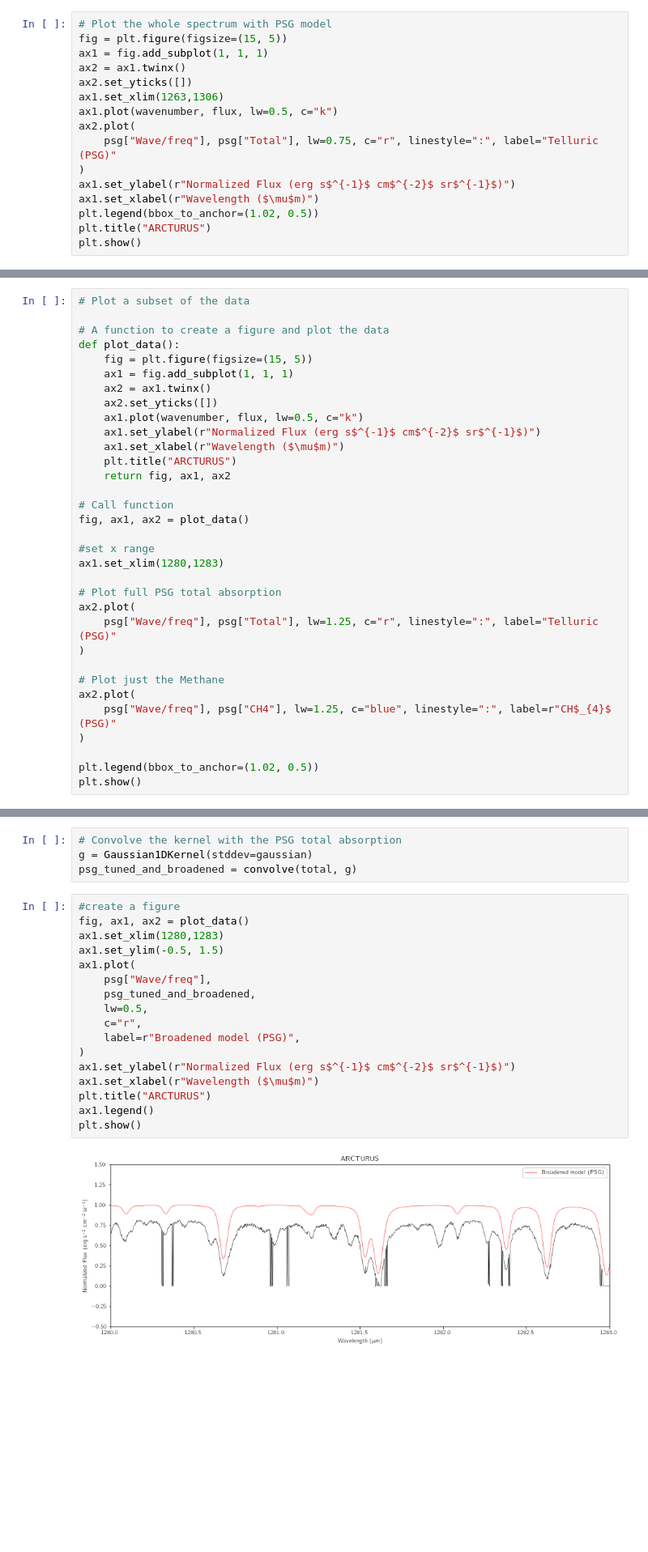
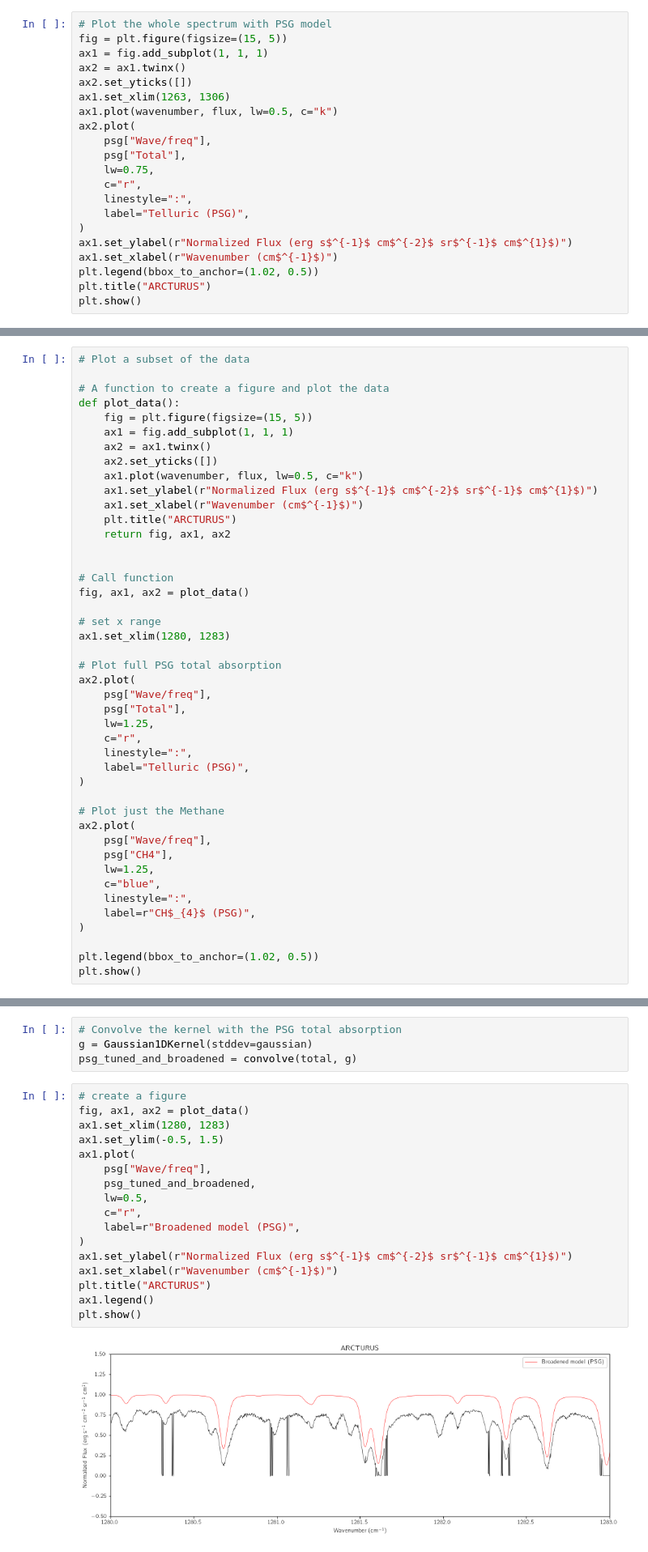
Before and after one commit to SOFIAObservatory/Recipes, a Jupyter notebook: EXES-Telluric-Correction.ipynb, the cells around one changed output, grey strips where cells are left out. Shown at 81% size. Cells and saved outputs as stored; diff of their text form; blank space fills up the shorter version.

```diff
--- a/EXES-Telluric-Correction.ipynb
+++ b/EXES-Telluric-Correction.ipynb
@@ -151,13 +151,18 @@ fig = plt.figure(figsize=(15, 5))
 ax1 = fig.add_subplot(1, 1, 1)
 ax2 = ax1.twinx()
 ax2.set_yticks([])
-ax1.set_xlim(1263,1306)
+ax1.set_xlim(1263, 1306)
 ax1.plot(wavenumber, flux, lw=0.5, c="k")
 ax2.plot(
-    psg["Wave/freq"], psg["Total"], lw=0.75, c="r", linestyle=":", label="Telluric (PSG)"
+    psg["Wave/freq"],
+    psg["Total"],
+    lw=0.75,
+    c="r",
+    linestyle=":",
+    label="Telluric (PSG)",
 )
-ax1.set_ylabel(r"Normalized Flux (erg s$^{-1}$ cm$^{-2}$ sr$^{-1}$)")
-ax1.set_xlabel(r"Wavelength ($\mu$m)")
+ax1.set_ylabel(r"Normalized Flux (erg s$^{-1}$ cm$^{-2}$ sr$^{-1}$ cm$^{1}$)")
+ax1.set_xlabel(r"Wavenumber (cm$^{-1}$)")
 plt.legend(bbox_to_anchor=(1.02, 0.5))
 plt.title("ARCTURUS")
 plt.show()
@@ -173,25 +178,36 @@ def plot_data():
     ax2 = ax1.twinx()
     ax2.set_yticks([])
     ax1.plot(wavenumber, flux, lw=0.5, c="k")
-    ax1.set_ylabel(r"Normalized Flux (erg s$^{-1}$ cm$^{-2}$ sr$^{-1}$)")
-    ax1.set_xlabel(r"Wavelength ($\mu$m)")
+    ax1.set_ylabel(r"Normalized Flux (erg s$^{-1}$ cm$^{-2}$ sr$^{-1}$ cm$^{1}$)")
+    ax1.set_xlabel(r"Wavenumber (cm$^{-1}$)")
     plt.title("ARCTURUS")
     return fig, ax1, ax2
+
 
 # Call function
 fig, ax1, ax2 = plot_data()
 
-#set x range
-ax1.set_xlim(1280,1283)
+# set x range
+ax1.set_xlim(1280, 1283)
 
 # Plot full PSG total absorption
 ax2.plot(
-    psg["Wave/freq"], psg["Total"], lw=1.25, c="r", linestyle=":", label="Telluric (PSG)"
+    psg["Wave/freq"],
+    psg["Total"],
+    lw=1.25,
+    c="r",
+    linestyle=":",
+    label="Telluric (PSG)",
 )
 
 # Plot just the Methane
 ax2.plot(
-    psg["Wave/freq"], psg["CH4"], lw=1.25, c="blue", linestyle=":", label=r"CH$_{4}$ (PSG)"
+    psg["Wave/freq"],
+    psg["CH4"],
+    lw=1.25,
+    c="blue",
+    linestyle=":",
+    label=r"CH$_{4}$ (PSG)",
 )
 
 plt.legend(bbox_to_anchor=(1.02, 0.5))
@@ -281,24 +302,24 @@ total = (
 g = Gaussian1DKernel(stddev=gaussian)
 psg_tuned_and_broadened = convolve(total, g)
 # %%
-#create a figure
+# create a figure
 fig, ax1, ax2 = plot_data()
-ax1.set_xlim(1280,1283)
+ax1.set_xlim(1280, 1283)
 ax1.set_ylim(-0.5, 1.5)
 ax1.plot(
     psg["Wave/freq"],
     psg_tuned_and_broadened,
     lw=0.5,
     c="r",
     label=r"Broadened model (PSG)",
 )
-ax1.set_ylabel(r"Normalized Flux (erg s$^{-1}$ cm$^{-2}$ sr$^{-1}$)")
-ax1.set_xlabel(r"Wavelength ($\mu$m)")
+ax1.set_ylabel(r"Normalized Flux (erg s$^{-1}$ cm$^{-2}$ sr$^{-1}$ cm$^{1}$)")
+ax1.set_xlabel(r"Wavenumber (cm$^{-1}$)")
 plt.title("ARCTURUS")
 ax1.legend()
 plt.show()
 # %% [output]
-[figure, old version]
+[figure, new version]
 # %% [markdown]
 Subtract Telluric Features
 ----------
```
Also changed, not shown: parts of 8 cells of this notebook, 5 other files.
